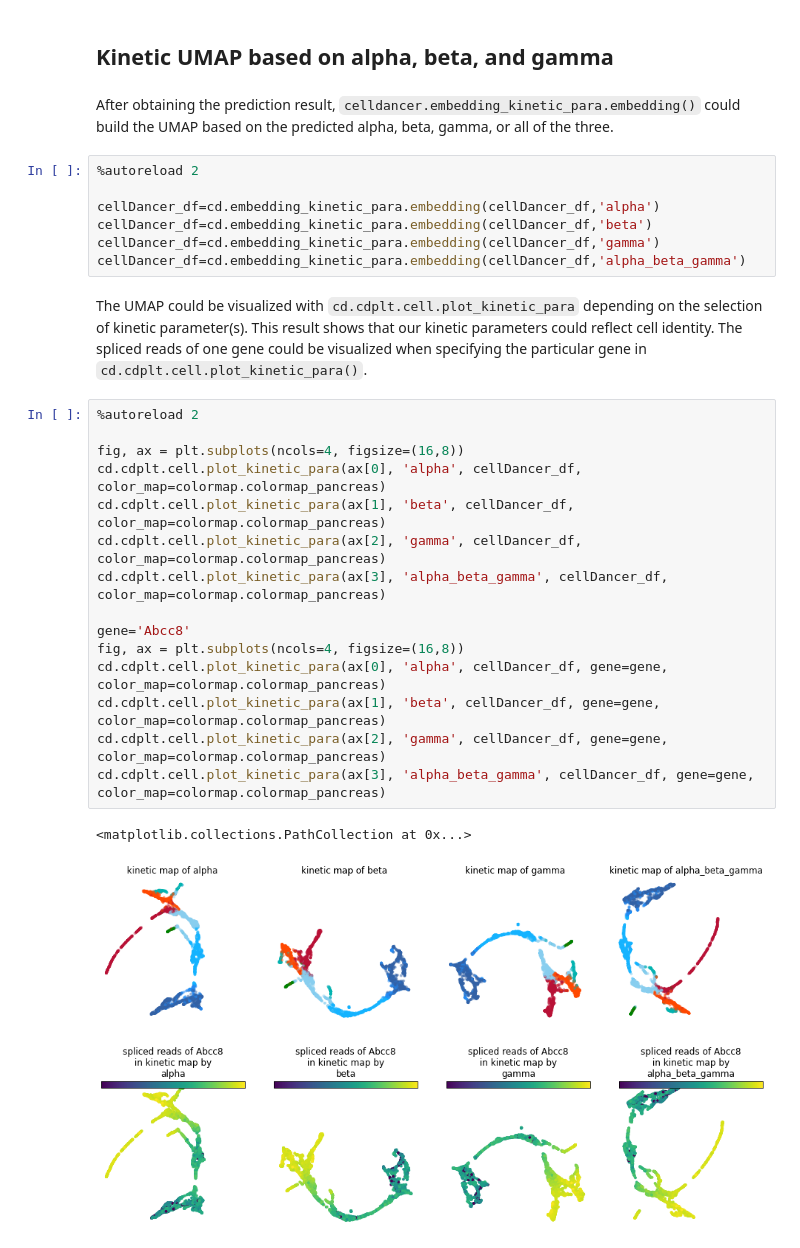
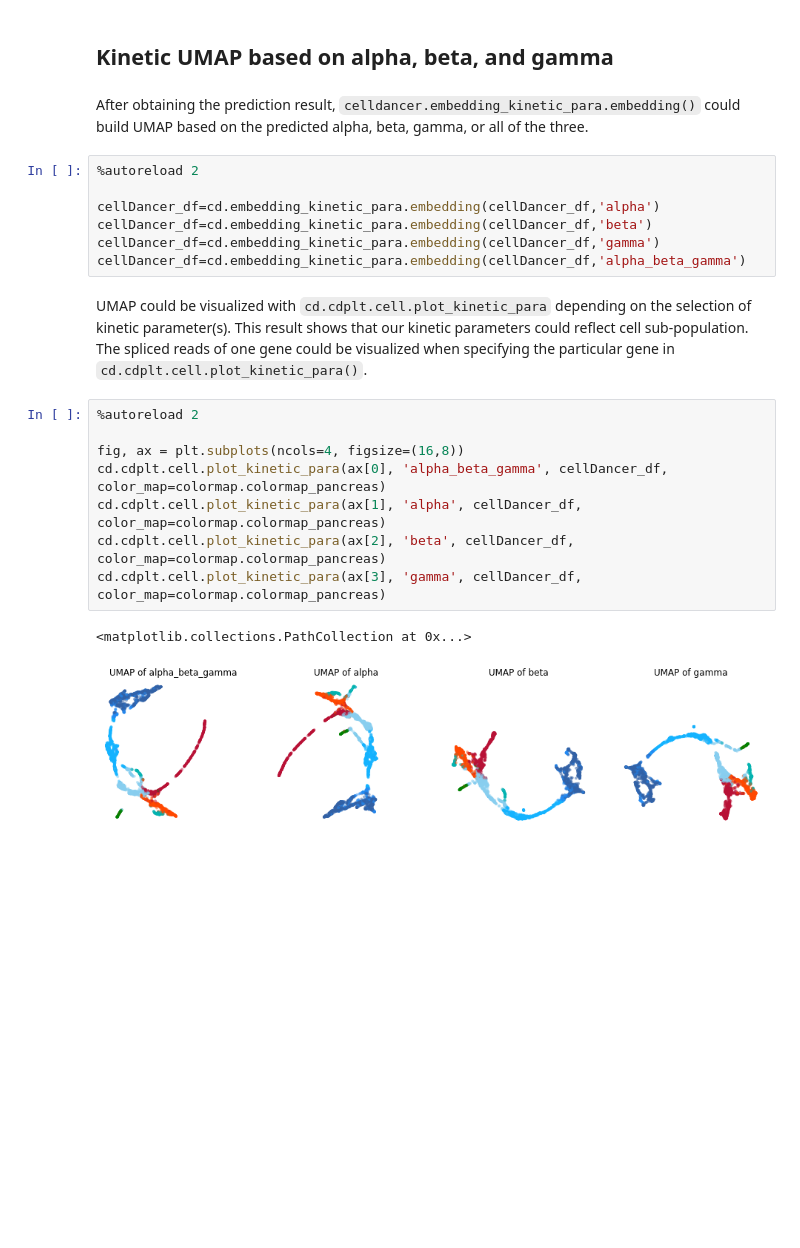
Before and after one commit to GuangyuWangLab2021/cellDancer, a Jupyter notebook: analysis/CaseStudyNotebook/Pancreas_decoding_kinetics.ipynb, the cells around one changed output. Cells and saved outputs as stored; diff of their text form; blank space fills up the shorter version.

````diff
--- a/analysis/CaseStudyNotebook/Pancreas_decoding_kinetics.ipynb
+++ b/analysis/CaseStudyNotebook/Pancreas_decoding_kinetics.ipynb
@@ -79,7 +76,7 @@ plt.show()
 # %% [markdown]
 ## Kinetic UMAP based on alpha, beta, and gamma
 # %% [markdown]
-After obtaining the prediction result, ```celldancer.embedding_kinetic_para.embedding()``` could build the UMAP based on the predicted alpha, beta, gamma, or all of the three.
+After obtaining the prediction result, ```celldancer.embedding_kinetic_para.embedding()``` could build UMAP based on the predicted alpha, beta, gamma, or all of the three.
 # %%
 %autoreload 2
 
@@ -88,23 +85,15 @@ cellDancer_df=cd.embedding_kinetic_para.embedding(cellDancer_df,'beta')
 cellDancer_df=cd.embedding_kinetic_para.embedding(cellDancer_df,'gamma')
 cellDancer_df=cd.embedding_kinetic_para.embedding(cellDancer_df,'alpha_beta_gamma')
 # %% [markdown]
-The UMAP could be visualized with ```cd.cdplt.cell.plot_kinetic_para``` depending on the selection of kinetic parameter(s). This result shows that our kinetic parameters could reflect cell identity. The spliced reads of one gene could be visualized when specifying the particular gene in ```cd.cdplt.cell.plot_kinetic_para()```.
+UMAP could be visualized with ```cd.cdplt.cell.plot_kinetic_para``` depending on the selection of kinetic parameter(s). This result shows that our kinetic parameters could reflect cell sub-population. The spliced reads of one gene could be visualized when specifying the particular gene in ```cd.cdplt.cell.plot_kinetic_para()```.
 # %%
 %autoreload 2
 
 fig, ax = plt.subplots(ncols=4, figsize=(16,8))
-cd.cdplt.cell.plot_kinetic_para(ax[0], 'alpha', cellDancer_df, color_map=colormap.colormap_pancreas)
-cd.cdplt.cell.plot_kinetic_para(ax[1], 'beta', cellDancer_df, color_map=colormap.colormap_pancreas)
-cd.cdplt.cell.plot_kinetic_para(ax[2], 'gamma', cellDancer_df, color_map=colormap.colormap_pancreas)
-cd.cdplt.cell.plot_kinetic_para(ax[3], 'alpha_beta_gamma', cellDancer_df, color_map=colormap.colormap_pancreas)
-
-gene='Abcc8'
-fig, ax = plt.subplots(ncols=4, figsize=(16,8))
-cd.cdplt.cell.plot_kinetic_para(ax[0], 'alpha', cellDancer_df, gene=gene, color_map=colormap.colormap_pancreas)
-cd.cdplt.cell.plot_kinetic_para(ax[1], 'beta', cellDancer_df, gene=gene, color_map=colormap.colormap_pancreas)
-cd.cdplt.cell.plot_kinetic_para(ax[2], 'gamma', cellDancer_df, gene=gene, color_map=colormap.colormap_pancreas)
-cd.cdplt.cell.plot_kinetic_para(ax[3], 'alpha_beta_gamma', cellDancer_df, gene=gene, color_map=colormap.colormap_pancreas)
+cd.cdplt.cell.plot_kinetic_para(ax[0], 'alpha_beta_gamma', cellDancer_df, color_map=colormap.colormap_pancreas)
+cd.cdplt.cell.plot_kinetic_para(ax[1], 'alpha', cellDancer_df, color_map=colormap.colormap_pancreas)
+cd.cdplt.cell.plot_kinetic_para(ax[2], 'beta', cellDancer_df, color_map=colormap.colormap_pancreas)
+cd.cdplt.cell.plot_kinetic_para(ax[3], 'gamma', cellDancer_df, color_map=colormap.colormap_pancreas)
 # %% [output]
 <matplotlib.collections.PathCollection at 0x...>
-[figure, old version]
+[figure, new version]
-[figure, removed]
````
Also changed, not shown: parts of 8 cells of this notebook, 6 other files.
